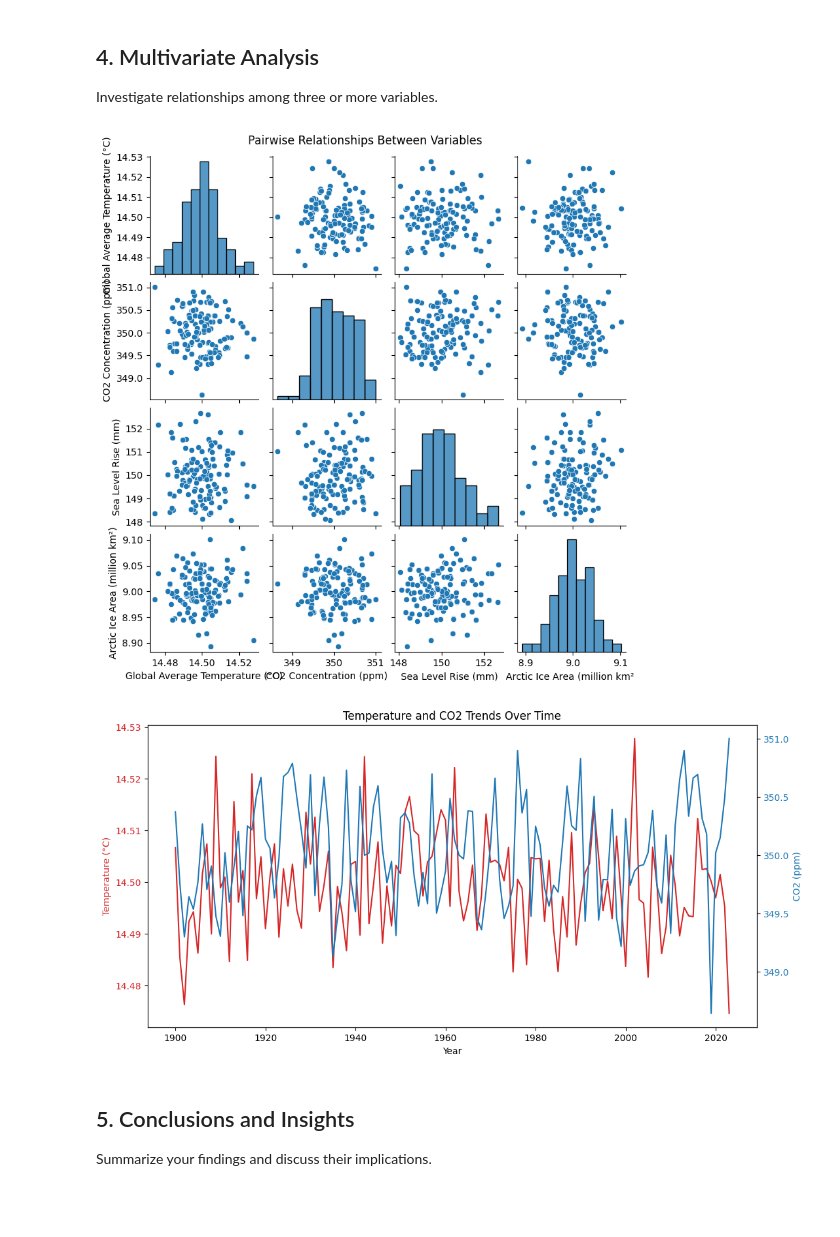
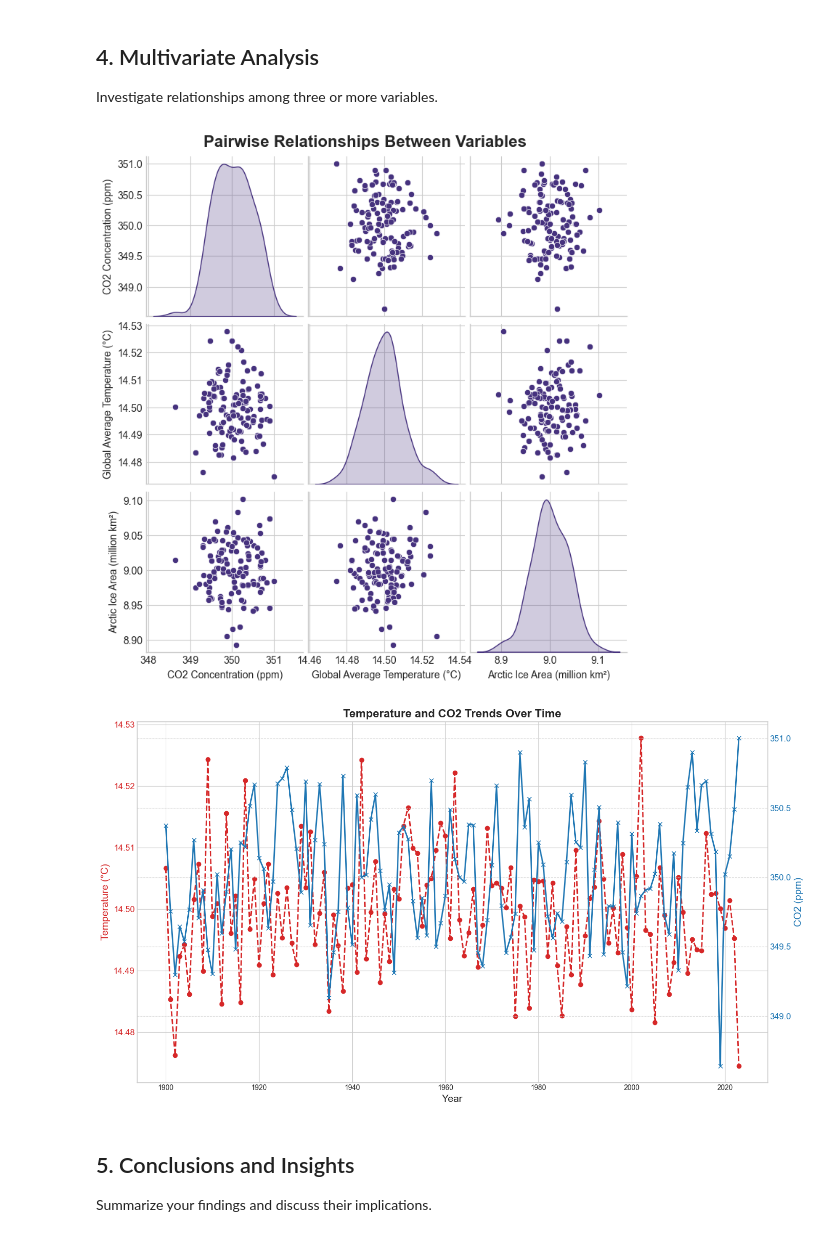
Before and after one commit to Omdena-NIC-Nepal/complete-eda-assignment-group-c-coding-mafia, a Jupyter notebook: climate_eda.ipynb, the cells around one changed output. Cells and saved outputs as stored; diff of their text form; code cells hidden in the pictures; blank space fills up the shorter version.

```diff
--- a/climate_eda.ipynb
+++ b/climate_eda.ipynb
@@ -73,23 +77,3 @@ df_aggregated.head()
 ## 2. Univariate Analysis
 
 Analyze each climate variable independently.
-# %%
-# TODO: Perform univariate analysis for each climate variable
-# Include descriptive statistics and appropriate visualizations
-# Your code here
-# Descriptive statistics
-print("Descriptive Statistics:")
-print(df_aggregated.describe())
-
-# Plotting time series for each variable
-variables = ['Global Average Temperature (°C)', 'CO2 Concentration (ppm)',
-             'Sea Level Rise (mm)', 'Arctic Ice Area (million km²)']
-
-for var in variables:
-    plt.figure(figsize=(10, 4))
-    plt.plot(df_aggregated['Year'], df_aggregated[var], marker='o', linestyle='-')
-    plt.title(f'{var} Over Time')
-    plt.xlabel('Year')
-    plt.ylabel(var)
-    plt.grid(True)
-    plt.show()
@@ -151,28 +292,37 @@ Investigate relationships among three or more variables.
 # %%
 # TODO: Perform multivariate analysis
 # Create advanced visualizations showing multiple variables
 # Your code here
-# Pairplot for multivariate relationships
-sns.pairplot(df_aggregated, vars=variables, height=2)
-plt.suptitle('Pairwise Relationships Between Variables', y=1.02)
-plt.show()
+def multivariate_analysis(df):
+    variables = ['CO2 Concentration (ppm)', 'Global Average Temperature (°C)', 'Arctic Ice Area (million km²)']  # Specify your variables
 
-# Multi-variable time series plot
-fig, ax1 = plt.subplots(figsize=(12, 6))
-ax1.set_xlabel('Year')
-ax1.set_ylabel('Temperature (°C)', color='tab:red')
-ax1.plot(df_aggregated['Year'], df_aggregated['Global Average Temperature (°C)'], color='tab:red')
-ax1.tick_params(axis='y', labelcolor='tab:red')
+    # Pairplot for multivariate relationships with enhanced aesthetics
+    sns.pairplot(df, vars=variables, height=2.5, palette='coolwarm', diag_kind='kde')
+    plt.suptitle('Pairwise Relationships Between Variables', y=1.02, fontsize=16, fontweight='bold')
+    plt.show()
 
-ax2 = ax1.twinx()
-ax2.set_ylabel('CO2 (ppm)', color='tab:blue')
-ax2.plot(df_aggregated['Year'], df_aggregated['CO2 Concentration (ppm)'], color='tab:blue')
-ax2.tick_params(axis='y', labelcolor='tab:blue')
-plt.title('Temperature and CO2 Trends Over Time')
-plt.show()
+    # Multi-variable time series plot with enhanced aesthetics
+    fig, ax1 = plt.subplots(figsize=(14, 8))
+    ax1.set_xlabel('Year', fontsize=14)
+    ax1.set_ylabel('Temperature (°C)', color='tab:red', fontsize=14)
+    ax1.plot(df['Year'], df['Global Average Temperature (°C)'], color='tab:red', linewidth=2.0, linestyle='--', marker='o')
+    ax1.tick_params(axis='y', labelcolor='tab:red', labelsize=12)
+
+    ax2 = ax1.twinx()
+    ax2.set_ylabel('CO2 (ppm)', color='tab:blue', fontsize=14)
+    ax2.plot(df['Year'], df['CO2 Concentration (ppm)'], color='tab:blue', linewidth=2.0, linestyle='-', marker='x')
+    ax2.tick_params(axis='y', labelcolor='tab:blue', labelsize=12)
+
+    plt.title('Temperature and CO2 Trends Over Time', fontsize=16, fontweight='bold')
+    fig.tight_layout()  # Adjust layout to prevent overlap
+    plt.grid(True, linestyle='--', alpha=0.6)
+    plt.show()
+
+# Call the function with your dataframe
+multivariate_analysis(df_years)
 # %% [output]
-[figure, old version]
+[figure, new version]
-[figure, old version]
+[figure, new version]
 # %% [markdown]
 ## 5. Conclusions and Insights
 
```
Also changed, not shown: parts of 6 cells of this notebook, 4 other files.
